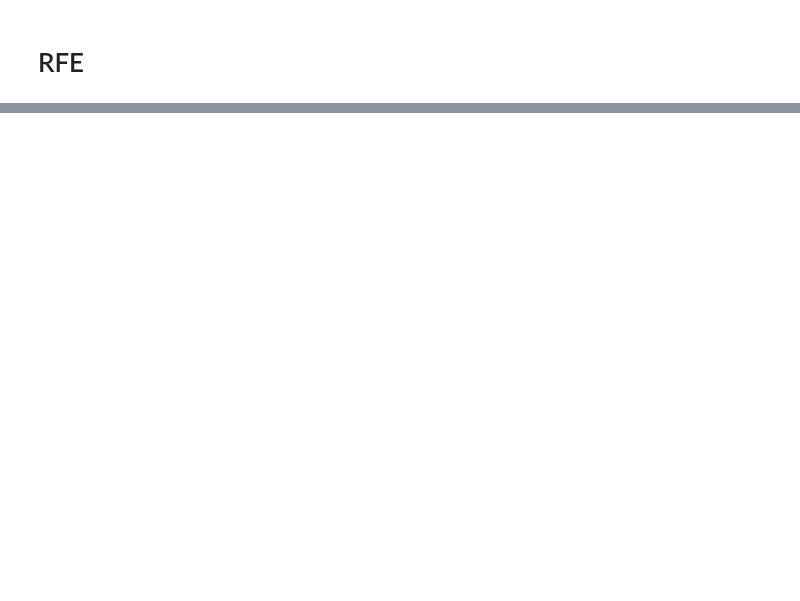
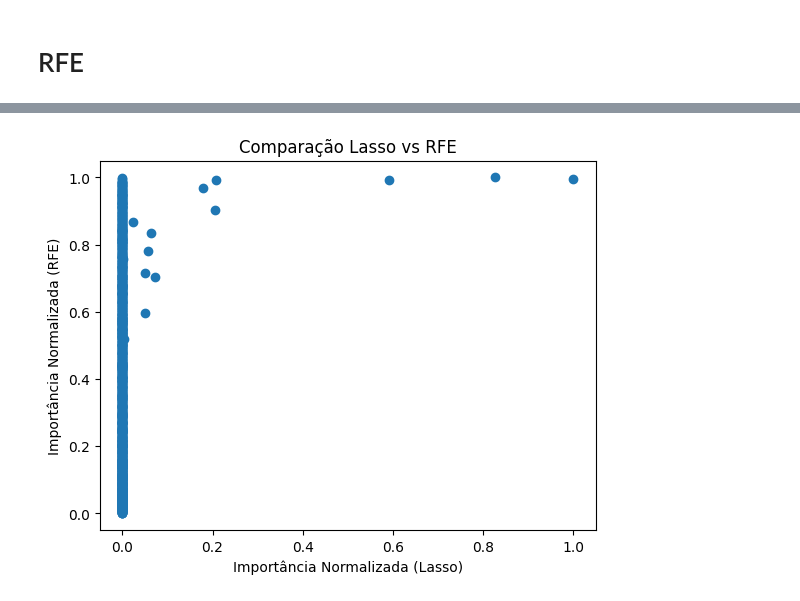
Before and after one commit to JonasCGN/Topicos_Especiais_Em_Computacao, a Jupyter notebook: 2_Trabalho/main.ipynb, the cells around one changed output, grey strips where cells are left out. Drawn from its saved outputs; the diff is of its cells as text; code cells hidden in the pictures; blank space fills up the shorter version.

```diff
--- a/2_Trabalho/main.ipynb
+++ b/2_Trabalho/main.ipynb
@@ -186,0 +212,9 @@ tabela_ranking.head(10)
+# %%
+lasso = Lasso(alpha=0.1)
+lasso.fit(x_train, y_train);
+# %%
+df_lasso_coefficients = pd.DataFrame({
+    "label": dataframe_x_train.columns,
+    "Lasso_Coefficients": lasso.coef_
+}).set_index("label").sort_values(by="Lasso_Coefficients", ascending=False)
+df_lasso_coefficients.head(10)
@@ -186,0 +236,3 @@ tabela_ranking.head(10)
+# %%
+df_comparison = df_rfe_ranking.join(df_lasso_coefficients, how="inner")
+df_comparison.head(10)
@@ -186,0 +272,7 @@ tabela_ranking.head(10)
+# %%
+df_comparison_norm = df_comparison.copy()
+df_comparison_norm["Lasso_Coefficients"] = df_comparison_norm["Lasso_Coefficients"].abs()
+df_comparison_norm["Lasso_Coefficients"] = (df_comparison_norm["Lasso_Coefficients"] - df_comparison_norm["Lasso_Coefficients"].min()) / (df_comparison_norm["Lasso_Coefficients"].max() - df_comparison_norm["Lasso_Coefficients"].min())
+df_comparison_norm["RFE_Ranking"] = (df_comparison_norm["RFE_Ranking"] - df_comparison_norm["RFE_Ranking"].min()) / (df_comparison_norm["RFE_Ranking"].max() - df_comparison_norm["RFE_Ranking"].min())
+df_comparison_norm["RFE_Ranking"] = 1 - df_comparison_norm["RFE_Ranking"]
+df_comparison_norm[:5]
@@ -186,0 +287,8 @@ tabela_ranking.head(10)
+# %%
+plt.scatter(df_comparison_norm["Lasso_Coefficients"], df_comparison_norm["RFE_Ranking"])
+plt.xlabel("Importância Normalizada (Lasso)")
+plt.ylabel("Importância Normalizada (RFE)")
+plt.title("Comparação Lasso vs RFE")
+plt.show()
+# %% [output]
+[figure, added]
```
Also changed, not shown: parts of 26 cells of this notebook, 1 other file.
